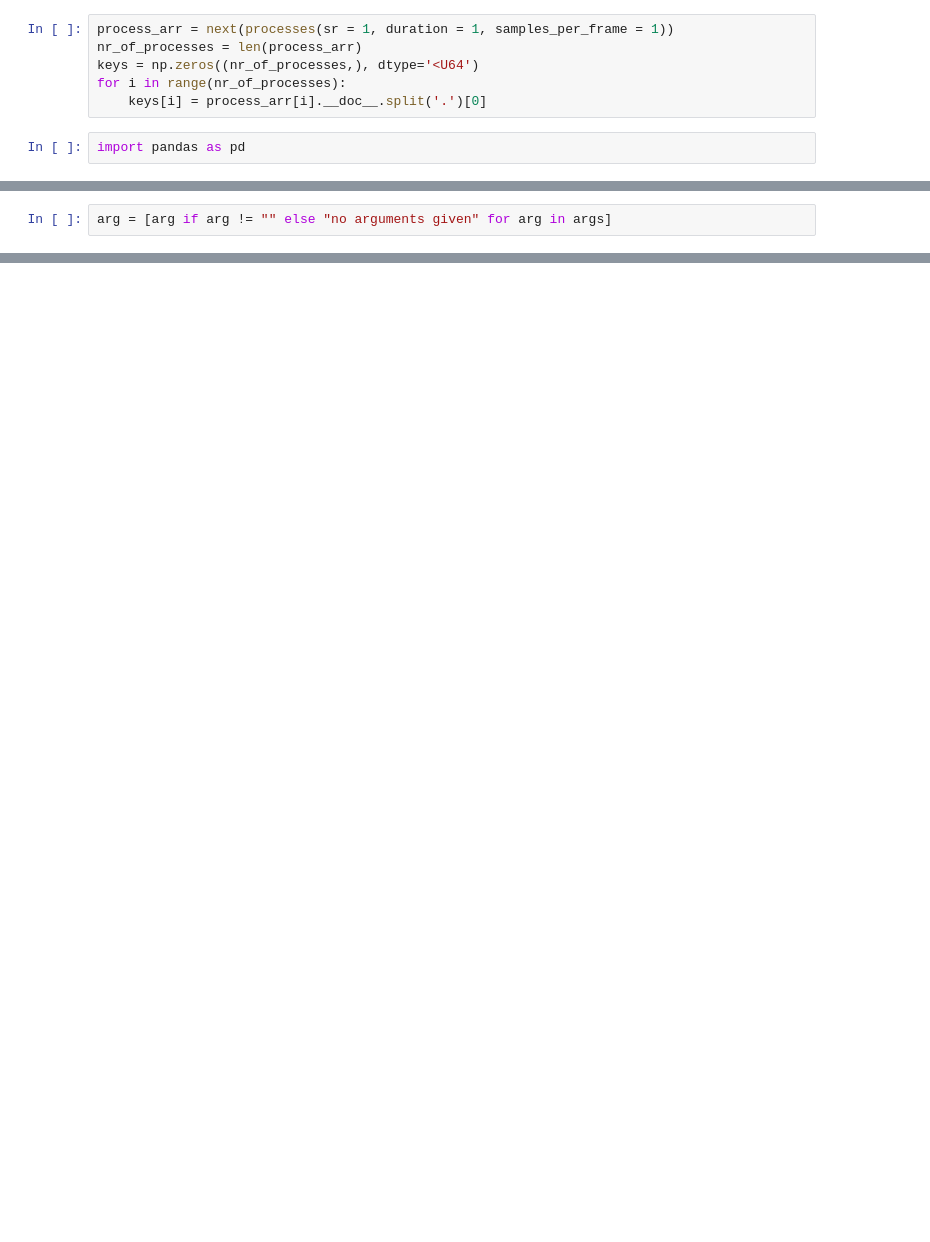
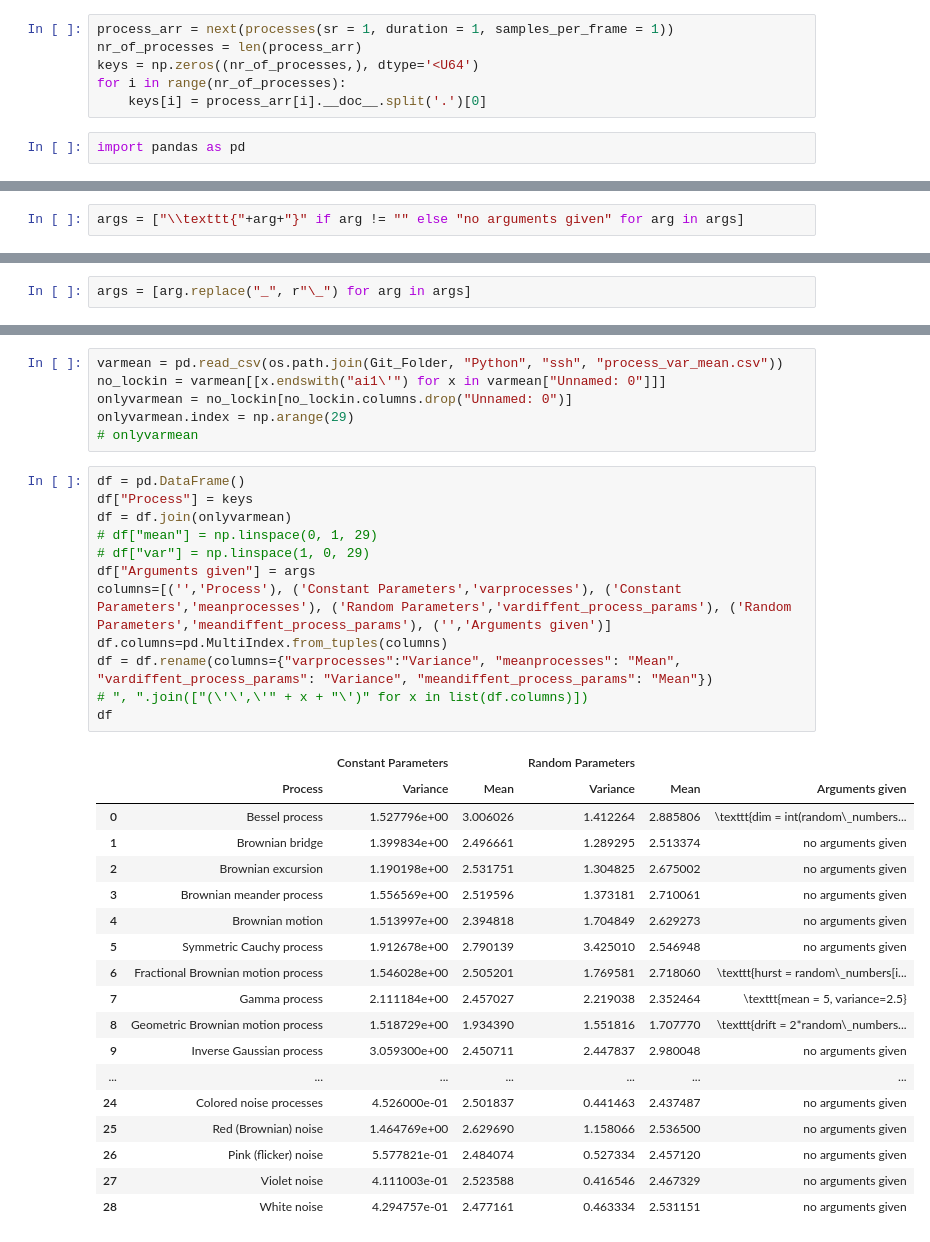
Before and after one commit to Chrillemis/Bachelors-Project-Christian-Lorentsen, a Jupyter notebook: Python/PC/Process_table.ipynb, the cells around one changed output, grey strips where cells are left out. Drawn from its saved outputs; the diff is of its cells as text; blank space fills up the shorter version.

```diff
--- a/Python/PC/Process_table.ipynb
+++ b/Python/PC/Process_table.ipynb
@@ -118,2 +140,2 @@ import pandas as pd
 # %%
-arg = [arg if arg != "" else "no arguments given" for arg in args]
+args = ["\\texttt{"+arg+"}" if arg != "" else "no arguments given" for arg in args]
@@ -144,0 +162,2 @@ df
+# %%
+args = [arg.replace("_", r"\_") for arg in args]
@@ -144,0 +198,37 @@ df
+# %%
+varmean = pd.read_csv(os.path.join(Git_Folder, "Python", "ssh", "process_var_mean.csv"))
+no_lockin = varmean[[x.endswith("ai1\'") for x in varmean["Unnamed: 0"]]]
+onlyvarmean = no_lockin[no_lockin.columns.drop("Unnamed: 0")]
+onlyvarmean.index = np.arange(29)
+# onlyvarmean
+# %%
+df = pd.DataFrame()
+df["Process"] = keys
+df = df.join(onlyvarmean)
+# df["mean"] = np.linspace(0, 1, 29)
+# df["var"] = np.linspace(1, 0, 29)
+df["Arguments given"] = args
+columns=[('','Process'), ('Constant Parameters','varprocesses'), ('Constant Parameters','meanprocesses'), ('Random Parameters','vardiffent_process_params'), ('Random Parameters','meandiffent_process_params'), ('','Arguments given')]
+df.columns=pd.MultiIndex.from_tuples(columns)
+df = df.rename(columns={"varprocesses":"Variance", "meanprocesses": "Mean", "vardiffent_process_params": "Variance", "meandiffent_process_params": "Mean"})
+# ", ".join(["(\'\',\'" + x + "\')" for x in list(df.columns)])
+df
+# %% [output]
+|  |  | Constant Parameters |  | Random Parameters |  |  |
+|  | Process | Variance | Mean | Variance | Mean | Arguments given |
+| 0 | Bessel process | 1.527796e+00 | 3.006026 | 1.412264 | 2.885806 | \texttt{dim = int(random\_numbers... |
+| 1 | Brownian bridge | 1.399834e+00 | 2.496661 | 1.289295 | 2.513374 | no arguments given |
+| 2 | Brownian excursion | 1.190198e+00 | 2.531751 | 1.304825 | 2.675002 | no arguments given |
+| 3 | Brownian meander process | 1.556569e+00 | 2.519596 | 1.373181 | 2.710061 | no arguments given |
+| 4 | Brownian motion | 1.513997e+00 | 2.394818 | 1.704849 | 2.629273 | no arguments given |
+| 5 | Symmetric Cauchy process | 1.912678e+00 | 2.790139 | 3.425010 | 2.546948 | no arguments given |
+| 6 | Fractional Brownian motion process | 1.546028e+00 | 2.505201 | 1.769581 | 2.718060 | \texttt{hurst = random\_numbers[i... |
+| 7 | Gamma process | 2.111184e+00 | 2.457027 | 2.219038 | 2.352464 | \texttt{mean = 5, variance=2.5} |
+| 8 | Geometric Brownian motion process | 1.518729e+00 | 1.934390 | 1.551816 | 1.707770 | \texttt{drift = 2*random\_numbers... |
+| 9 | Inverse Gaussian process | 3.059300e+00 | 2.450711 | 2.447837 | 2.980048 | no arguments given |
+| ... | ... | ... | ... | ... | ... | ... |
+| 24 | Colored noise processes | 4.526000e-01 | 2.501837 | 0.441463 | 2.437487 | no arguments given |
+| 25 | Red (Brownian) noise | 1.464769e+00 | 2.629690 | 1.158066 | 2.536500 | no arguments given |
+| 26 | Pink (flicker) noise | 5.577821e-01 | 2.484074 | 0.527334 | 2.457120 | no arguments given |
+| 27 | Violet noise | 4.111003e-01 | 2.523588 | 0.416546 | 2.467329 | no arguments given |
+| 28 | White noise | 4.294757e-01 | 2.477161 | 0.463334 | 2.531151 | no arguments given |
```
Also changed, not shown: parts of 16 cells of this notebook, 1 other file.
